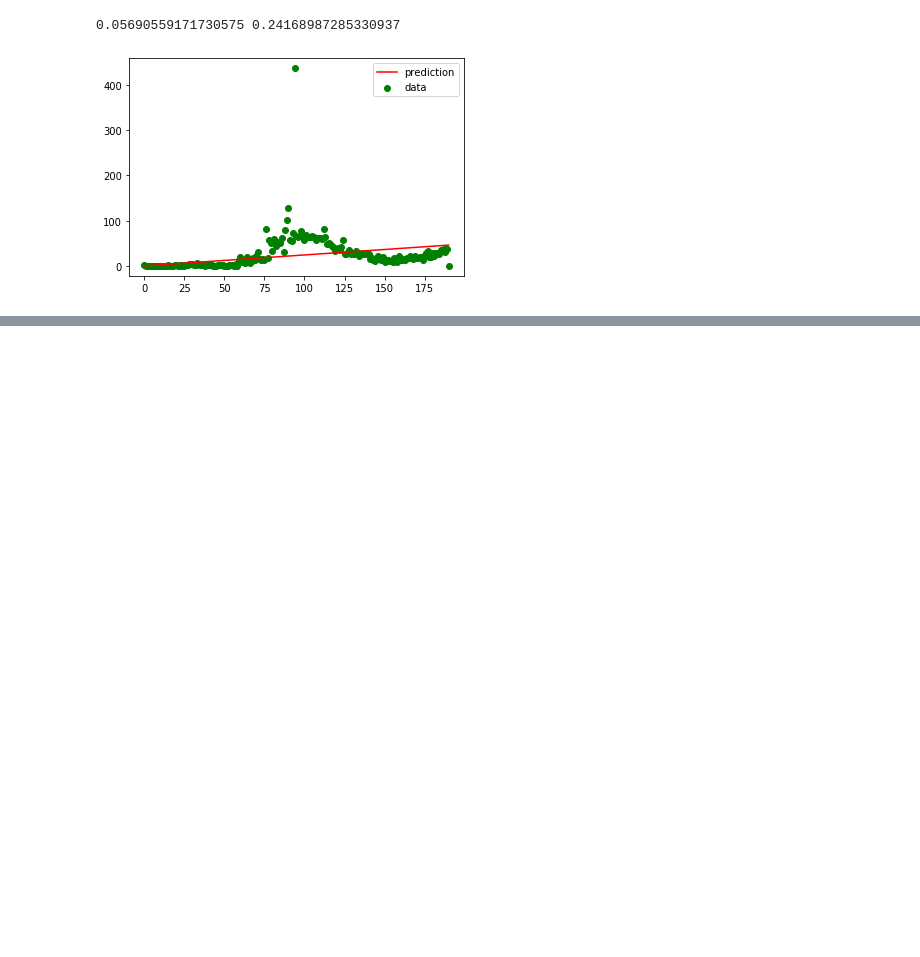
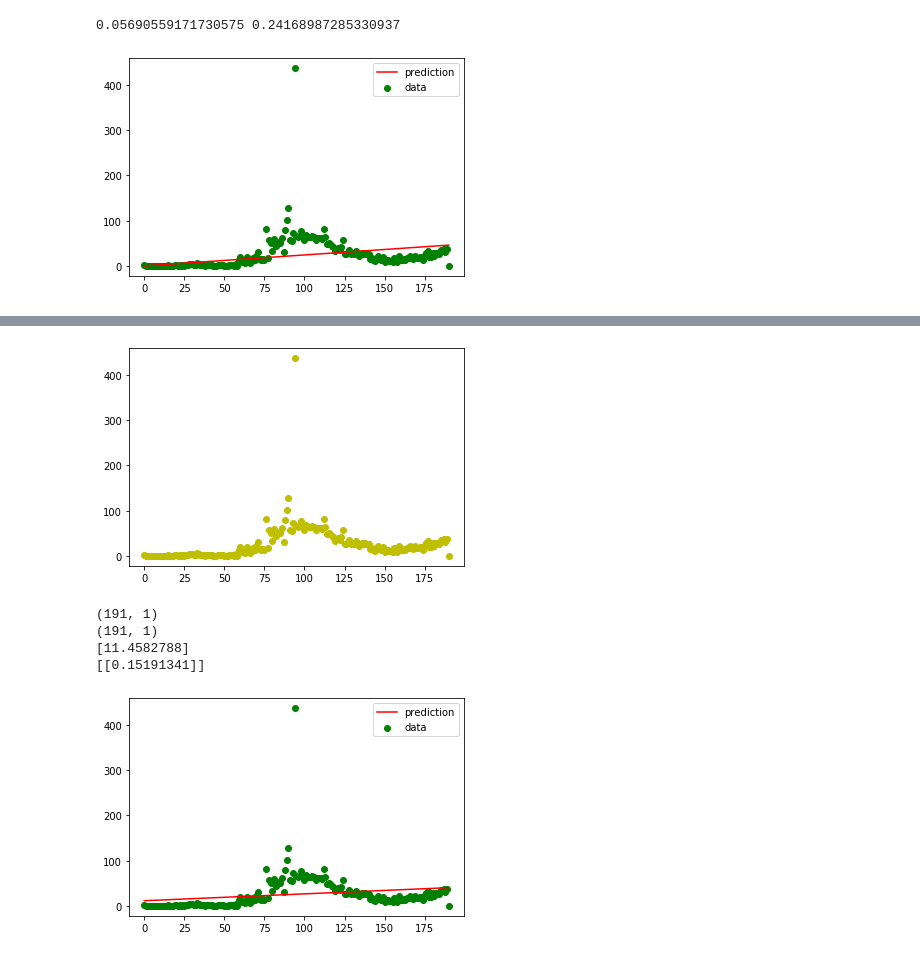
Before and after one commit to soumyadeepsp/DMG_Assignments, a Jupyter notebook: Assignment_01/dmg_q3.ipynb, the cells around one changed output, grey strips where cells are left out. Drawn from its saved outputs; the diff is of its cells as text; code cells hidden in the pictures; blank space fills up the shorter version.

```diff
--- a/Assignment_01/dmg_q3.ipynb
+++ b/Assignment_01/dmg_q3.ipynb
@@ -196,0 +224,26 @@ plt.show()
+# %%
+x = np.array(dx)
+y = np.array(dy)
+x = x.reshape((-1,1))
+y = y.reshape((-1,1))
+plt.scatter(x,y, color='y')
+plt.show()
+print (x.shape)
+print (y.shape)
+model.fit(x, y)
+bias = model.intercept_
+coeff = model.coef_
+#bias is the intercept and coeff is the slope
+print (bias)
+print (coeff)
+plt.scatter(x,y, color='g', label='data')
+plt.plot(x,hypothesis([bias, coeff],x), color='r', label='prediction')
+plt.legend()
+plt.show()
+# %% [output]
+[figure, added]
+(191, 1)
+(191, 1)
+[11.4582788]
+[[0.15191341]]
+[figure, added]
```
Also changed, not shown: parts of 4 cells of this notebook, 1 other file.
